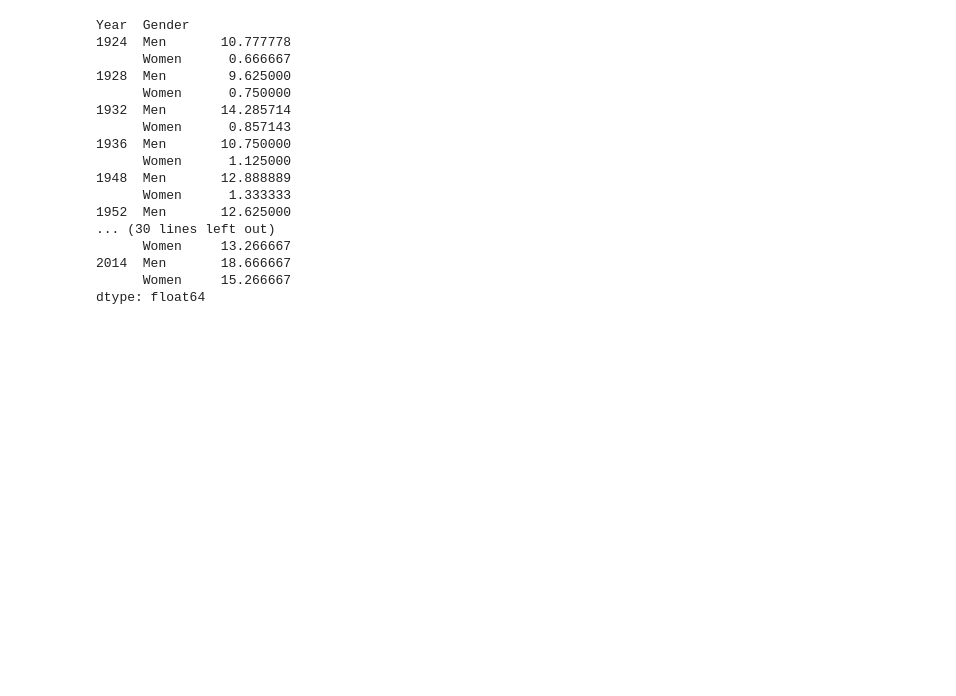
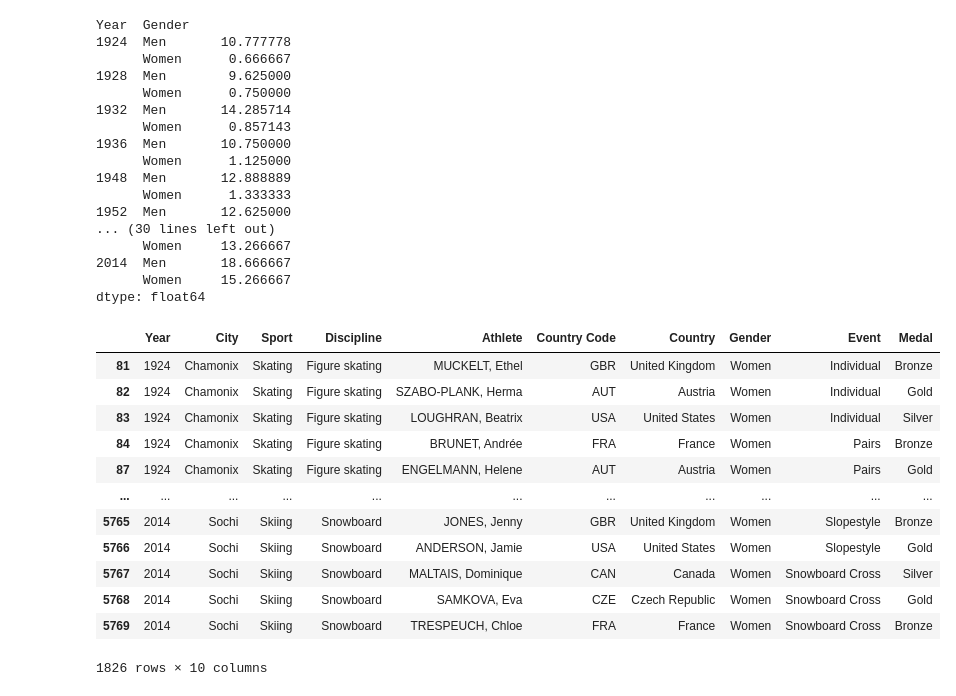
Before and after one commit to raulgiovannymartinez/Data-Visualization-DSE241, a Jupyter notebook: Exercise 1/data exploration.ipynb, the cells around one changed output. Drawn from its saved outputs; the diff is of its cells as text; code cells hidden in the pictures; blank space fills up the shorter version.

```diff
--- a/Exercise 1/data exploration.ipynb
+++ b/Exercise 1/data exploration.ipynb
@@ -202,3 +316,21 @@ dtype: float64
 # %%
 # with pd.option_context('display.max_rows', None, 'display.max_columns', None):  # more options can be specified also
 #     print(df)
+# %%
+df_men = df[df.Gender=='Men']
+df_women = df[df.Gender=='Women']
+df_women
+# %% [output]
+|  | Year | City | Sport | Discipline | Athlete | Country Code | Country | Gender | Event | Medal |
+| 81 | 1924 | Chamonix | Skating | Figure skating | MUCKELT, Ethel | GBR | United Kingdom | Women | Individual | Bronze |
+| 82 | 1924 | Chamonix | Skating | Figure skating | SZABO-PLANK, Herma | AUT | Austria | Women | Individual | Gold |
+| 83 | 1924 | Chamonix | Skating | Figure skating | LOUGHRAN, Beatrix | USA | United States | Women | Individual | Silver |
+| 84 | 1924 | Chamonix | Skating | Figure skating | BRUNET, Andrée | FRA | France | Women | Pairs | Bronze |
+| 87 | 1924 | Chamonix | Skating | Figure skating | ENGELMANN, Helene | AUT | Austria | Women | Pairs | Gold |
+| ... | ... | ... | ... | ... | ... | ... | ... | ... | ... | ... |
+| 5765 | 2014 | Sochi | Skiing | Snowboard | JONES, Jenny | GBR | United Kingdom | Women | Slopestyle | Bronze |
+| 5766 | 2014 | Sochi | Skiing | Snowboard | ANDERSON, Jamie | USA | United States | Women | Slopestyle | Gold |
+| 5767 | 2014 | Sochi | Skiing | Snowboard | MALTAIS, Dominique | CAN | Canada | Women | Snowboard Cross | Silver |
+| 5768 | 2014 | Sochi | Skiing | Snowboard | SAMKOVA, Eva | CZE | Czech Republic | Women | Snowboard Cross | Gold |
+| 5769 | 2014 | Sochi | Skiing | Snowboard | TRESPEUCH, Chloe | FRA | France | Women | Snowboard Cross | Bronze |
+1826 rows × 10 columns
```
Also changed, not shown: parts of 25 cells of this notebook.
